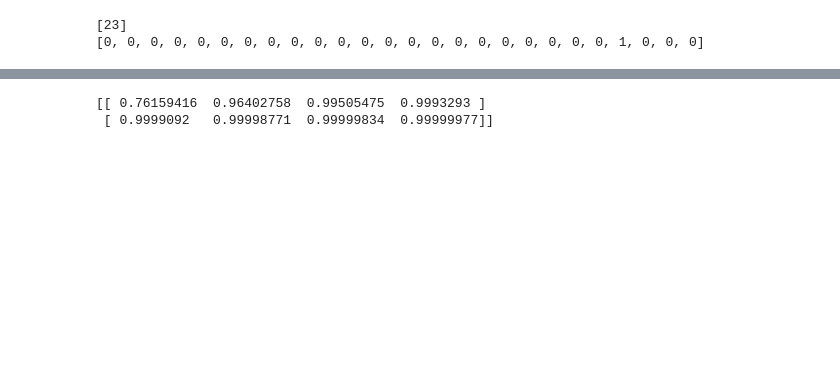
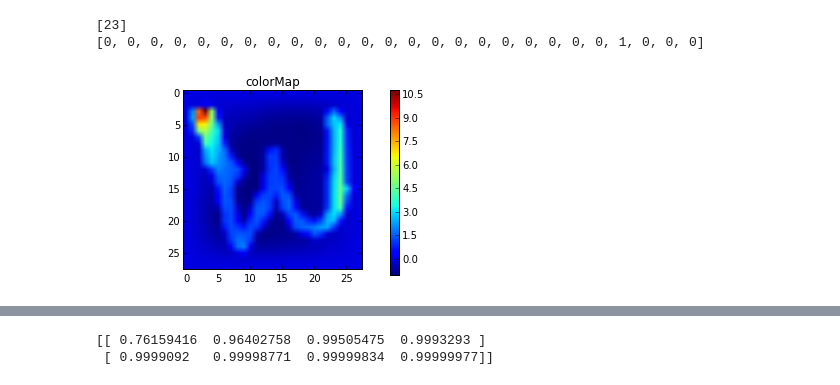
Before and after one commit to dantetam/tensorflowtest, a Jupyter notebook: hw06/CS189_HW06_CODE.ipynb, the cells around one changed output, grey strips where cells are left out. Drawn from its saved outputs; the diff is of its cells as text; code cells hidden in the pictures; blank space fills up the shorter version.

```diff
--- a/hw06/CS189_HW06_CODE.ipynb
+++ b/hw06/CS189_HW06_CODE.ipynb
@@ -5,6 +5,9 @@ import math
 import numpy as np
 import scipy
 import scipy.io
+import matplotlib.pyplot as plt
+%matplotlib inline
+import sklearn.preprocessing
 from sklearn.utils import shuffle
 
 mnist = scipy.io.loadmat("./hw6_data_dist/letters_data.mat")
@@ -15,34 +18,55 @@ mnist_test_data = mnist["test_x"]
 mnist_raw_labels = mnist["train_y"]
 
 #Append bias to training data
-ones = np.array([[1 for _ in range(len(mnist_train_data))]])
-mnist_train_data = np.concatenate((mnist_train_data, ones.T), axis=1)
+#ones = np.array([[1 for _ in range(len(mnist_train_data))]])
+#mnist_train_data_augmented = np.concatenate((mnist_train_data, ones.T), axis=1)
 
 mnist_train_data, mnist_raw_labels = shuffle(
     mnist_train_data, mnist_raw_labels, random_state=0)
 
-logging = True
+mnist_train_data = sklearn.preprocessing.scale(mnist_train_data)
+mnist_test_data = sklearn.preprocessing.scale(mnist_test_data)
+
+logging = False
 
 def logprint(msg):
     if logging:
         print(msg)
+
+#print(mnist_train_data[0])
 # %%
 # Data Preprocessing
 
 def labelsToVector(labels):
     result = []
     for label in labels:
         vec = [1 if i+1 == label else 0 for i in range(26)]
         result.append(vec)
     return result
 
 mnist_train_labels = labelsToVector(mnist_raw_labels)
 
-logprint(mnist_raw_labels[100])
-logprint(mnist_train_labels[100])
+fig = plt.figure(figsize=(6, 3.2))
+
+ax = fig.add_subplot(111)
+ax.set_title('colorMap')
+plt.imshow(mnist_train_data[100].reshape((28,28)))
+
+print(mnist_raw_labels[100])
+print(mnist_train_labels[100])
+
+
+cax = fig.add_axes([0.12, 0.1, 0.78, 0.8])
+cax.get_xaxis().set_visible(False)
+cax.get_yaxis().set_visible(False)
+cax.patch.set_alpha(0)
+cax.set_frame_on(False)
+plt.colorbar(orientation='vertical')
+plt.show()
 # %% [output]
 [23]
 [0, 0, 0, 0, 0, 0, 0, 0, 0, 0, 0, 0, 0, 0, 0, 0, 0, 0, 0, 0, 0, 0, 1, 0, 0, 0]
+[figure, added]
 # %%
 # Main training of the network by SGD
 
```
Also changed, not shown: parts of 6 cells of this notebook.
